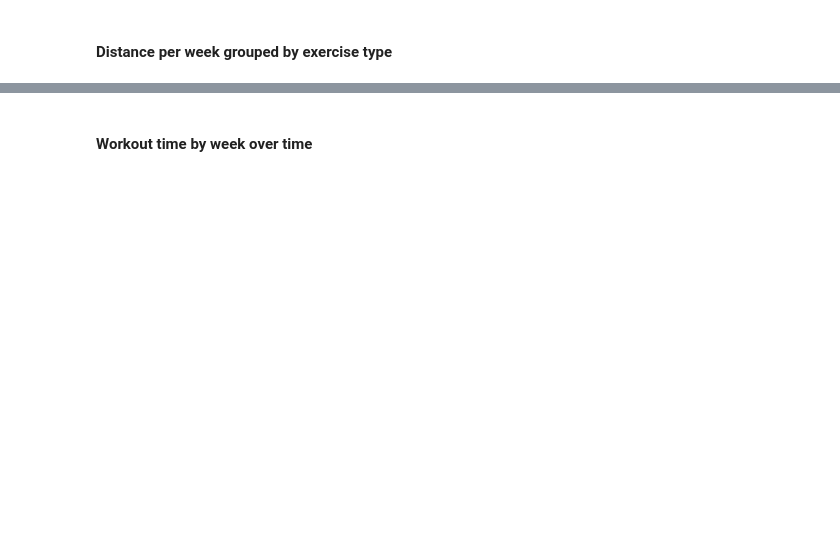
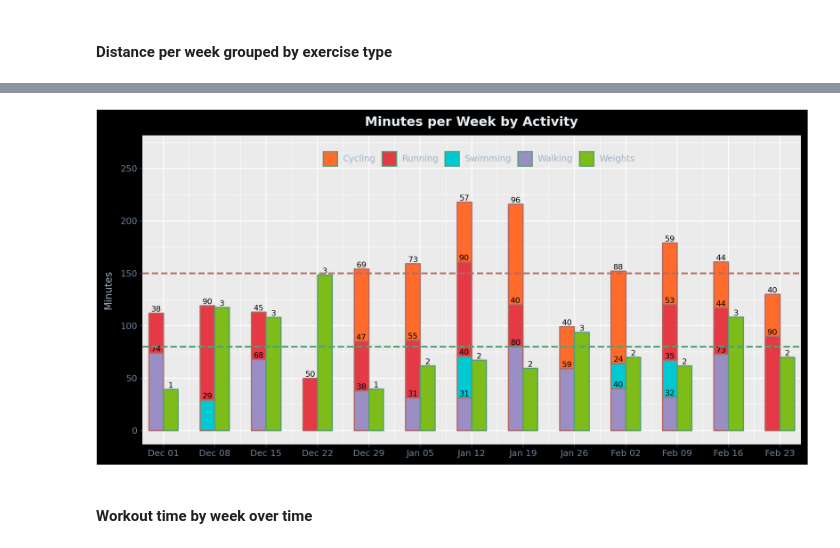
Before and after one commit to Ryan-Iacovone/Habit-Tracker-Website, a Jupyter notebook: QA_Env.ipynb, the cells around one changed output, grey strips where cells are left out. Saved outputs shown, nothing was run; the diff lists cells and outputs as text; code cells hidden in the pictures; blank space fills up the shorter version.

Commit message:
Modified fitness time graph to be stacked bars
changed hard coding of bike directory files to be relative, Added new stacked bar graph and removed weekly workout frequency

```diff
--- a/QA_Env.ipynb
+++ b/QA_Env.ipynb
@@ -915,3 +961,82 @@ plot
+# %%
+plot_theme =   theme(
+        figure_size=(10, 5),
+        legend_position= (.5, .95),
+        legend_title=element_text(color="#E8EFF5", size=11, weight='bold'),
+        legend_direction='horizontal',
+        legend_text=element_text(color="#A0B4C8", size=9),
+        legend_background= element_blank(), #element_rect(fill="#1E2A38", color=None),
+        legend_key=element_blank(), # Removes boxing/shading around lines in legend
+        #plot_background   = element_rect(fill="#141C26", color=None),
+        #panel_background  = element_rect(fill="#1E2A38", color=None),
+        #panel_grid_major  = element_line(color="#2E3D4F", size=0.5),
+        #panel_grid_minor  = element_line(color="#243040", size=0.3),
+        axis_text         = element_text(color="#6B8299", size=9),
+        axis_title        = element_text(color="#A0B4C8", size=10),
+        plot_title        = element_text(color="#E8EFF5", size=13, weight="bold"),
+
+    )
+# %%
+############### Plot ###############
+plot = (
+    ggplot() +
+
+    # Cardio stacked bar chart by activity subtypes (nudged to the left)
+    geom_bar(
+        data=full_mins_cardio,
+        mapping=aes(x='x_nudged', y='Total_min', fill='activity'),
+        stat='identity', position='stack', width=2, color='#b36a62', size=0.7
+    ) +
+
+    # Cardio Labels: minutes for each cardio subtype
+    geom_text(
+        data=cardio_labels,
+        mapping=aes(x='x_nudged', y='cumsum_min', label='Total_min'),
+        #format_string='{:.1f}',
+        va='bottom', color='black', size=8 ) +
+
+    # Weights barchart, not stacked because only 1 activity type (nudged right)
+    geom_bar(
+        data=full_mins_weight,
+        mapping=aes(x='x_nudged', y='Total_min', fill='activity'),
+        stat='identity', position='stack', width=2, color='#549f74', size=0.7 ) +
+
+    # Weight labels: count of weight exercises per week
+    geom_text(data = full_mins_weight,
+              mapping= aes(x='x_nudged', y='Total_min', label='n'),
+              va='bottom', color = "black", size = 8) +
+
+    #
+    scale_fill_manual(values= {"Swimming": "#00C9D4",
+                            "Cycling":  "#FF6B2B",
+                            "Running":  "#E63946",
+                            "Walking":  "#9B8EC4",
+                            "TraditionalStrengthTraining":  "#7EBC1A"},
+                            labels={"TraditionalStrengthTraining": "Weights"}) +
+
+    # Setting goal lines for cardio and weight exercises per week
+    geom_hline(yintercept=150, color="#b36a62", linetype='dashed', size=1) +
+    geom_hline(yintercept=80,  color="#549f74", linetype='dashed', size=1) +
+
+    scale_y_continuous(breaks=range(0, y_max, 50),
+                       limits=[0, y_max]) +
+
+    scale_x_datetime(date_breaks='1 week',
+                     date_labels='%b %d',
+                     expand=(.01, 0)) +
+
+    labs(title="Minutes per Week by Activity",
+         x="",
+         y="Minutes",
+         fill="") +
+
+    plot_theme
+
+)
+
+plot
+# %% [output]
+[figure, added]
 # %% [markdown]
 #### Workout time by week over time
 # %%
```
Also changed, not shown: parts of 31 cells of this notebook, 9 other files.
